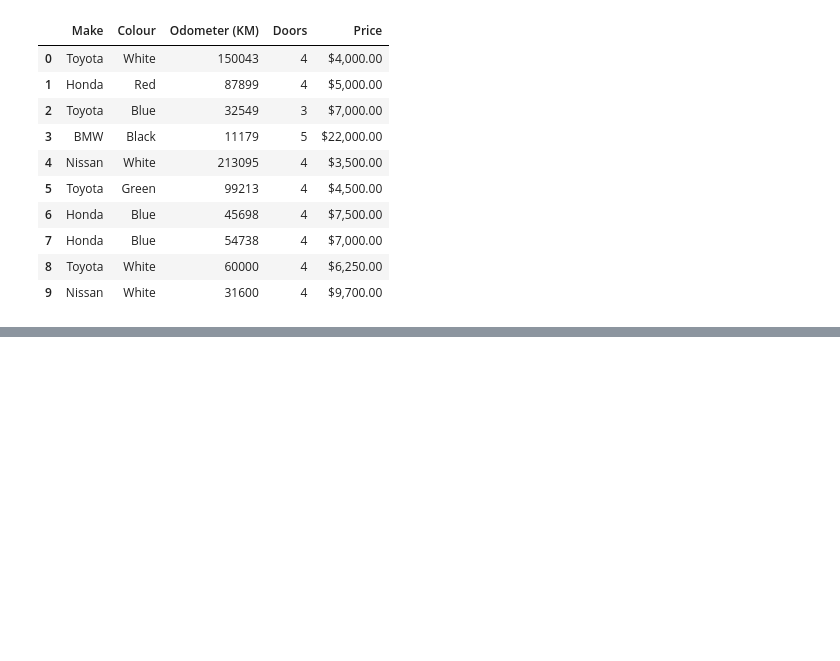
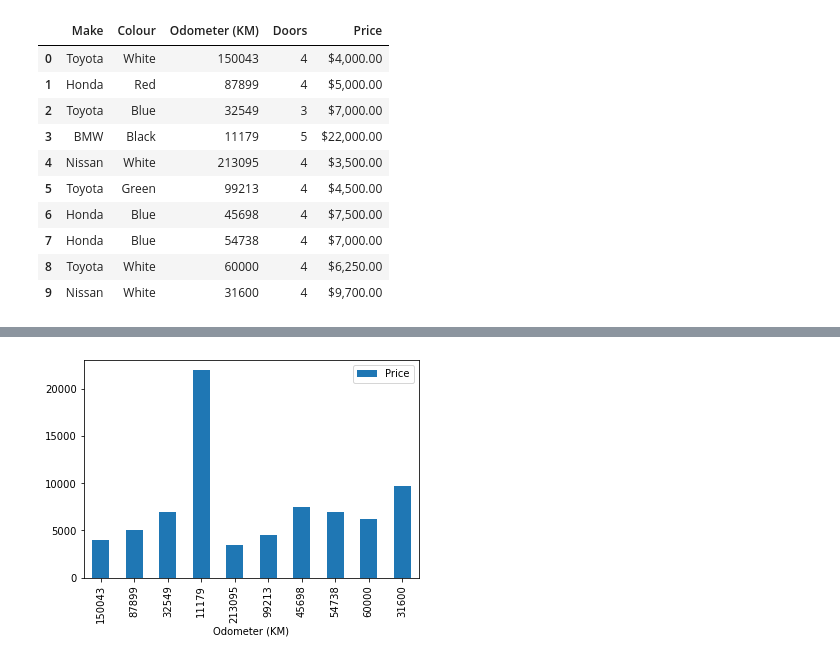
Before and after one commit to yashlad27/Machine_Learning_Data_Science, a Jupyter notebook: Matplotlib/matplotlib_notebook.ipynb, the cells around one changed output, grey strips where cells are left out. Saved outputs shown, nothing was run; the diff lists cells and outputs as text; code cells hidden in the pictures; blank space fills up the shorter version.

```diff
--- a/Matplotlib/matplotlib_notebook.ipynb
+++ b/Matplotlib/matplotlib_notebook.ipynb
@@ -234,0 +321,4 @@ car_sales
+# %%
+car_sales.plot(x="Odometer (KM)", y="Price", kind="bar");
+# %% [output]
+[figure, added]
```
Also changed, not shown: parts of 12 cells of this notebook.
